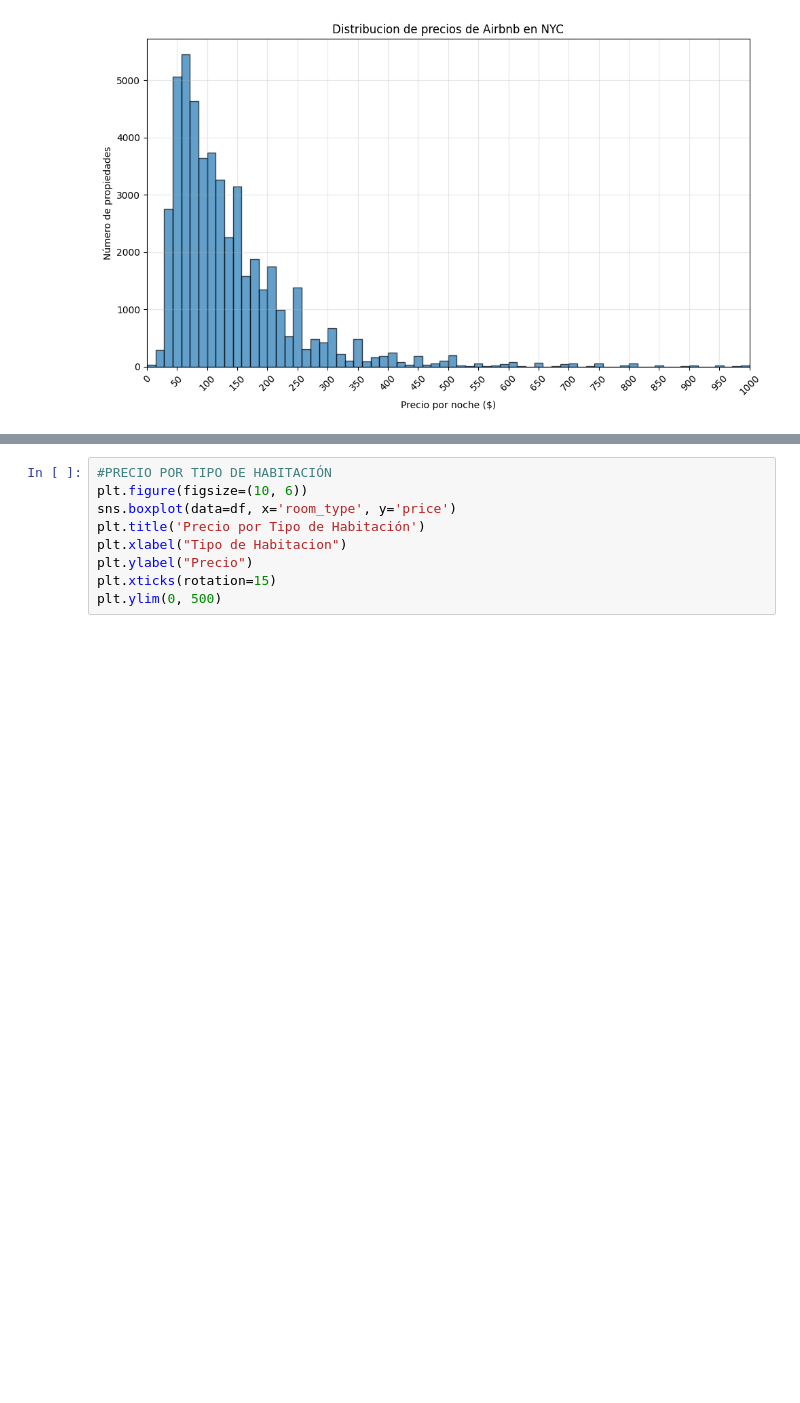
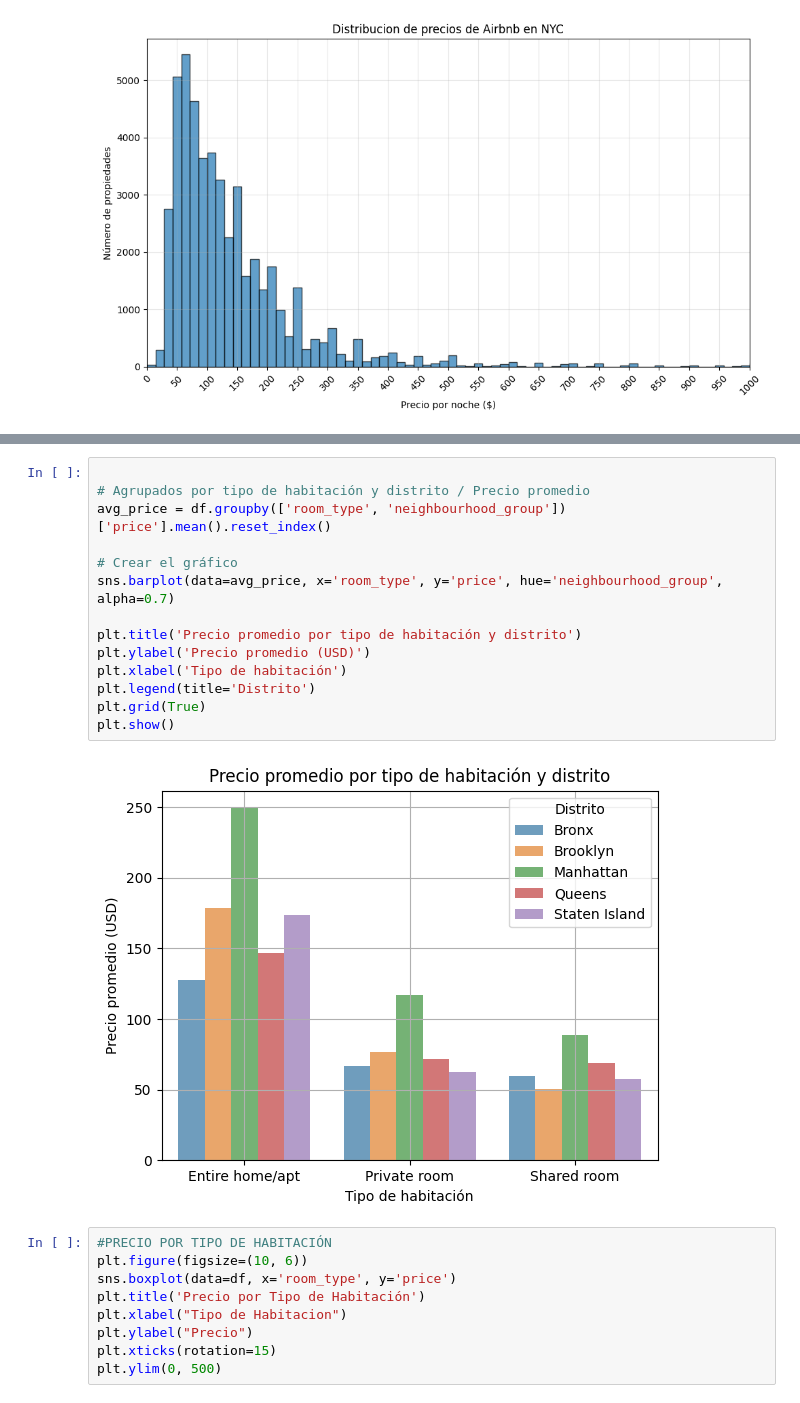
Before and after one commit to 4GeeksAcademy/agumarquez-machine-learning-python-template, a Jupyter notebook: src/explore.ipynb, the cells around one changed output, grey strips where cells are left out. Saved outputs shown, nothing was run; the diff lists cells and outputs as text; blank space fills up the shorter version.

```diff
--- a/src/explore.ipynb
+++ b/src/explore.ipynb
@@ -133,3 +227,19 @@ Name: count, dtype: int64
+# %%
+
+# Agrupados por tipo de habitación y distrito / Precio promedio
+avg_price = df.groupby(['room_type', 'neighbourhood_group'])['price'].mean().reset_index()
+
+# Crear el gráfico
+sns.barplot(data=avg_price, x='room_type', y='price', hue='neighbourhood_group', alpha=0.7)
+
+plt.title('Precio promedio por tipo de habitación y distrito')
+plt.ylabel('Precio promedio (USD)')
+plt.xlabel('Tipo de habitación')
+plt.legend(title='Distrito')
+plt.grid(True)
+plt.show()
+# %% [output]
+[figure, added]
 # %%
 #PRECIO POR TIPO DE HABITACIÓN
 plt.figure(figsize=(10, 6))
```
Also changed, not shown: parts of 18 cells of this notebook.
